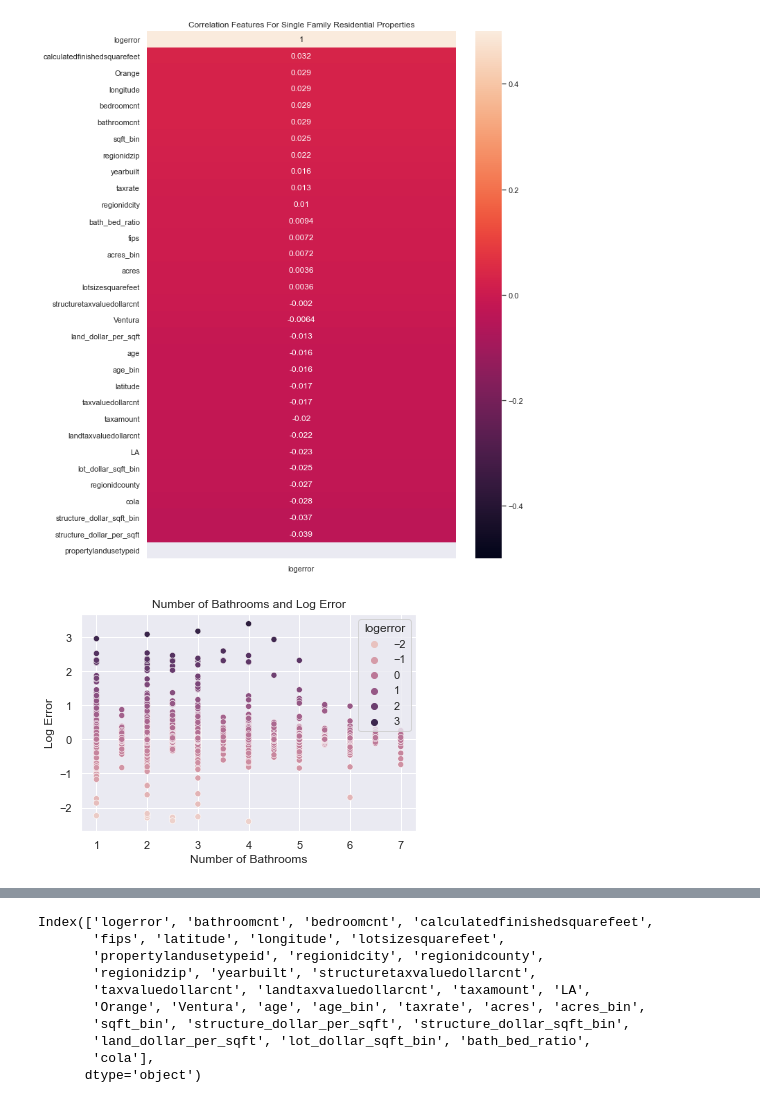
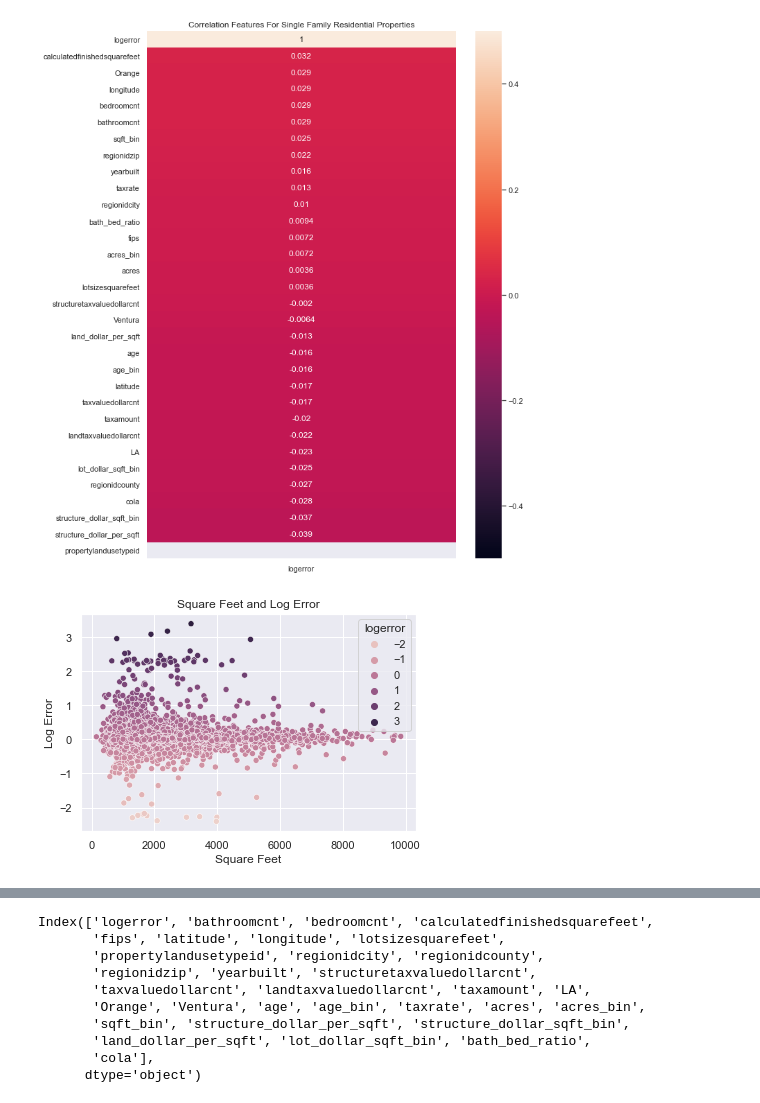
Before and after one commit to jamesallen0351/clustering-project, a Jupyter notebook: zillow_notebook.ipynb, the cells around one changed output, grey strips where cells are left out. Drawn from its saved outputs; the diff is of its cells as text; code cells hidden in the pictures.

```diff
--- a/zillow_notebook.ipynb
+++ b/zillow_notebook.ipynb
@@ -212,13 +213,13 @@ wrangle_zillow.get_zillow_heatmap(train)
 [figure]
 # %%
 # scatter plot of number of bathrooms and logerror
-sns.scatterplot(x='bathroomcnt', y='logerror', data=train, hue='logerror')
-plt.xlabel('Number of Bathrooms')
+sns.scatterplot(x='calculatedfinishedsquarefeet', y='logerror', data=train, hue='logerror')
+plt.xlabel('Square Feet')
 plt.ylabel('Log Error')
-plt.title('Number of Bathrooms and Log Error')
+plt.title('Square Feet and Log Error')
 plt.show()
 # %% [output]
-[figure, old version]
+[figure, new version]
 # %%
 wrangle_zillow.get_zillow_scatter_bath(train)
 # %% [output]
```
Also changed, not shown: parts of 10 cells of this notebook, 1 other file.
